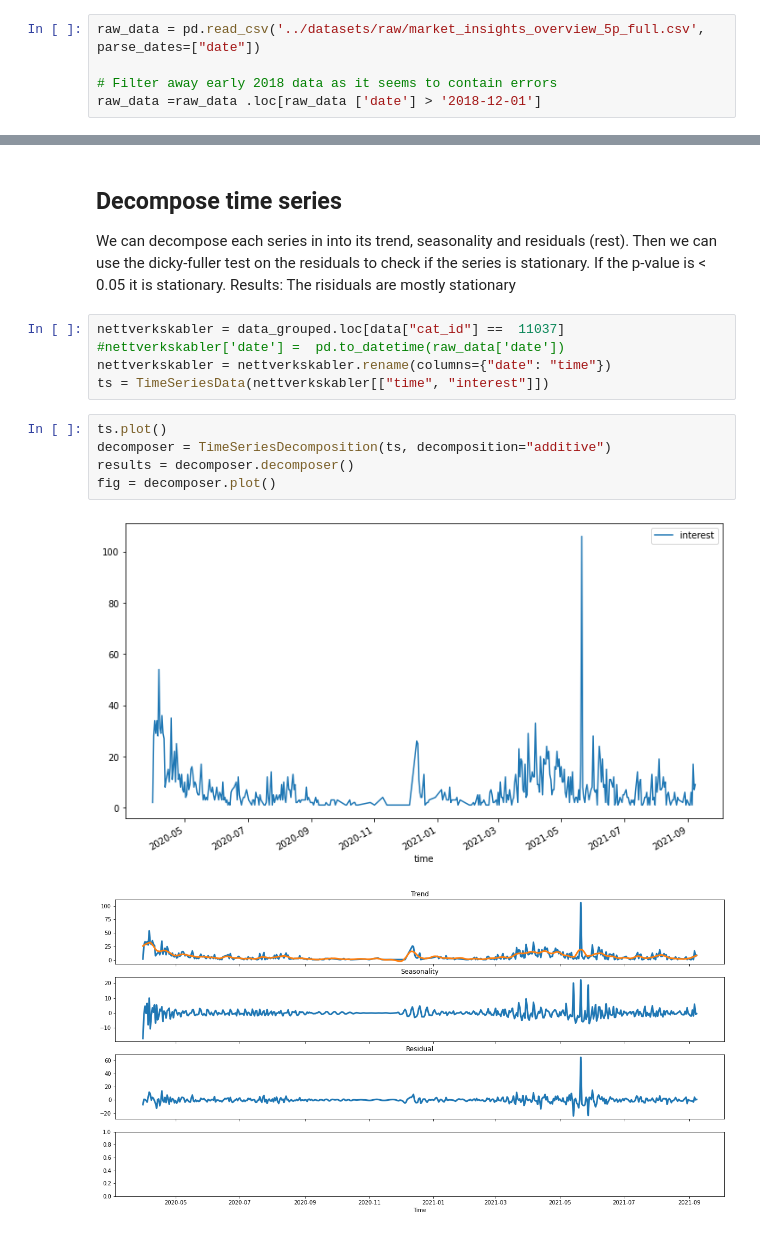
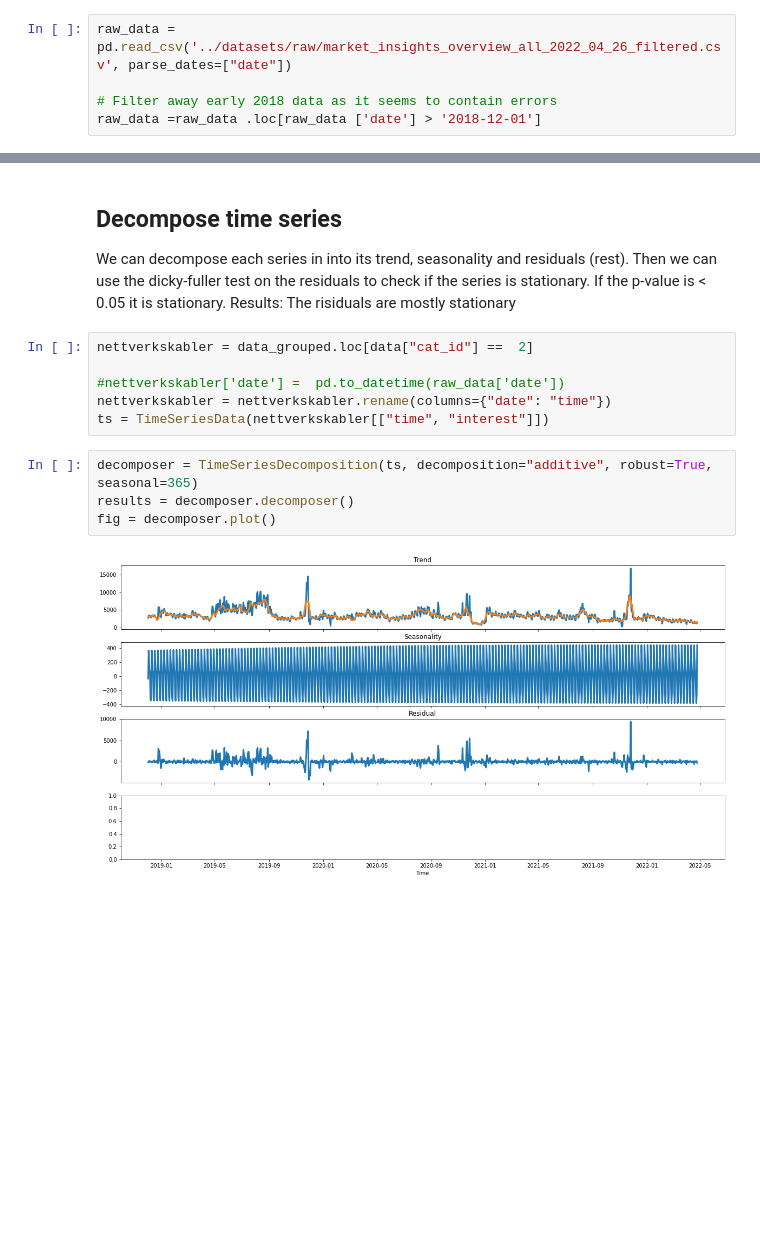
Before and after one commit to sjsivert/Masteroppgave, a Jupyter notebook: notebooks/cats_analysis.ipynb, the cells around one changed output, grey strips where cells are left out. Saved outputs shown, nothing was run; the diff lists cells and outputs as text; blank space fills up the shorter version.

```diff
--- a/notebooks/cats_analysis.ipynb
+++ b/notebooks/cats_analysis.ipynb
@@ -11,7 +11,7 @@ from kats.utils.decomposition import TimeSeriesDecomposition
 from kats.detectors.seasonality import FFTDetector
 from kats.detectors.outlier import OutlierDetector
 # %%
-raw_data = pd.read_csv('../datasets/raw/market_insights_overview_5p_full.csv', parse_dates=["date"])
+raw_data = pd.read_csv('../datasets/raw/market_insights_overview_all_2022_04_26_filtered.csv', parse_dates=["date"])
 
 # Filter away early 2018 data as it seems to contain errors
 raw_data =raw_data .loc[raw_data ['date'] > '2018-12-01']
@@ -98,15 +87,14 @@ Then we can use the dicky-fuller test on the residuals to check if the series is
 If the p-value is < 0.05 it is stationary.
 Results: The risiduals are mostly stationary
 # %%
-nettverkskabler = data_grouped.loc[data["cat_id"] ==  11037]
+nettverkskabler = data_grouped.loc[data["cat_id"] ==  2]
+
 #nettverkskabler['date'] =  pd.to_datetime(raw_data['date'])
 nettverkskabler = nettverkskabler.rename(columns={"date": "time"})
 ts = TimeSeriesData(nettverkskabler[["time", "interest"]])
 # %%
-ts.plot()
-decomposer = TimeSeriesDecomposition(ts, decomposition="additive")
+decomposer = TimeSeriesDecomposition(ts, decomposition="additive", robust=True, seasonal=365)
 results = decomposer.decomposer()
 fig = decomposer.plot()
 # %% [output]
-[figure, old version]
+[figure, new version]
-[figure, removed]
```
Also changed, not shown: parts of 13 cells of this notebook, 1 other file.
